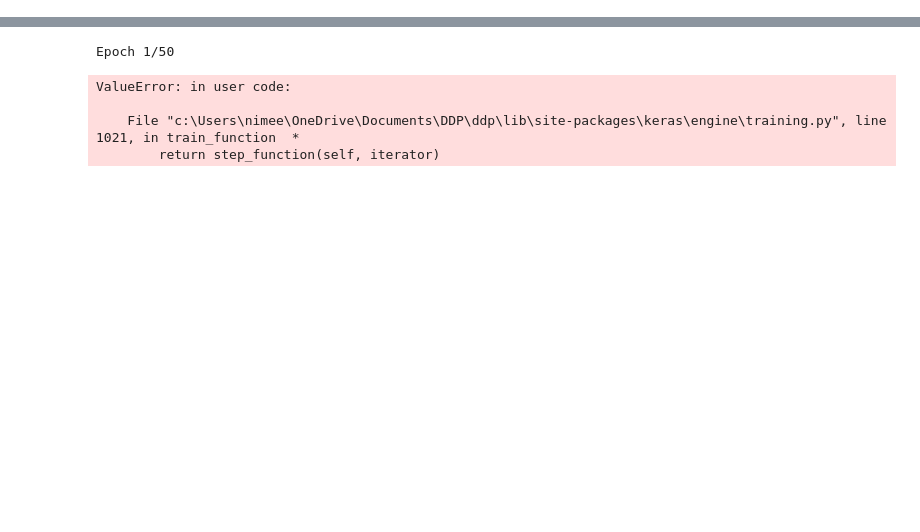
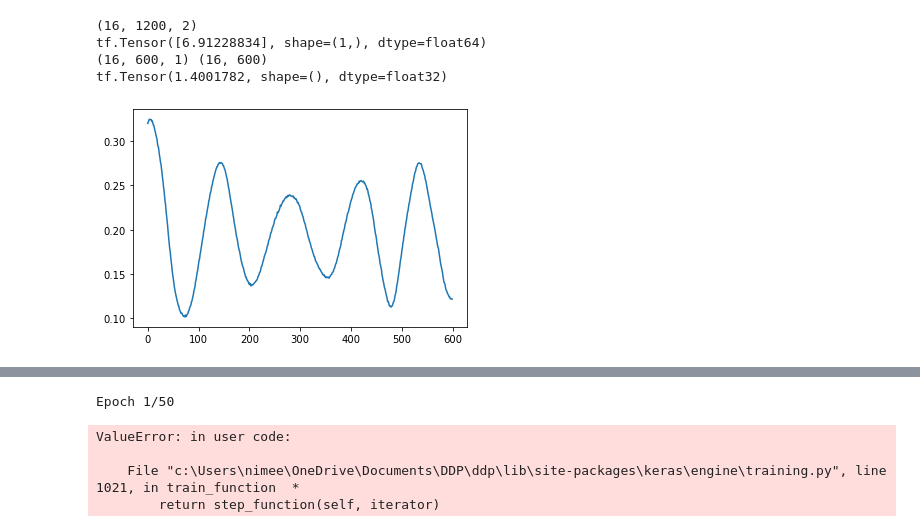
Before and after one commit to Nish171/Parametric_Roll_Detection, a Jupyter notebook: notebooks/model_2.ipynb, the cells around one changed output, grey strips where cells are left out. Drawn from its saved outputs; the diff is of its cells as text; code cells hidden in the pictures; blank space fills up the shorter version.

```diff
--- a/notebooks/model_2.ipynb
+++ b/notebooks/model_2.ipynb
@@ -133,0 +129,16 @@ plt.axis([1e-5, 1e-3, 0, 20])
+# %%
+for x, y in Data.Example(50):
+    y_pred = model(x)
+    print(x.shape)
+    print(max(y[0,:]))
+    print(y.shape, y_pred.shape)
+    print(MAE(y, y_pred))
+    plt.plot(y_pred[0,:], label='y')
+    plt.show()
+    break
+# %% [output]
+(16, 1200, 2)
+tf.Tensor([6.91228834], shape=(1,), dtype=float64)
+(16, 600, 1) (16, 600)
+tf.Tensor(1.4001782, shape=(), dtype=float32)
+[figure, added]
```
Also changed, not shown: parts of 28 cells of this notebook, 55 other files.
